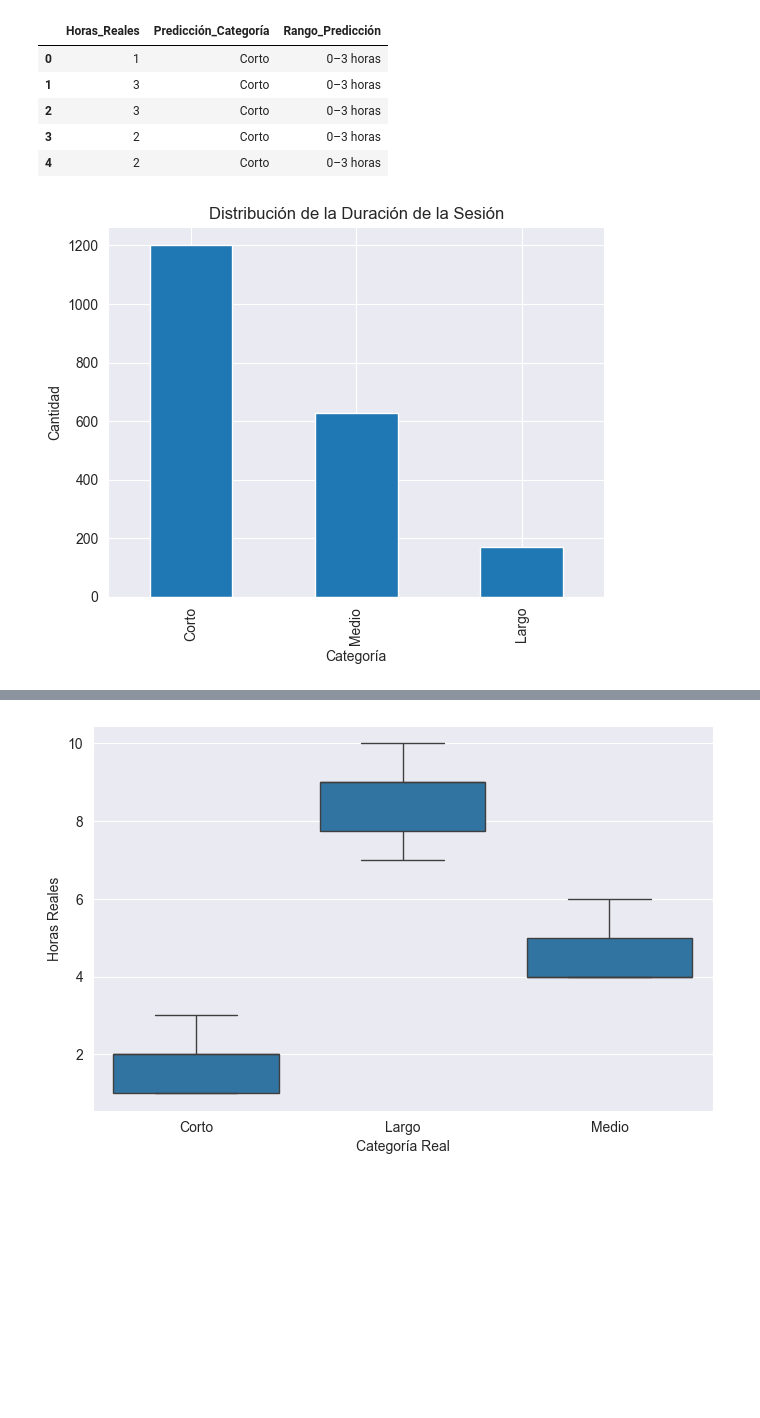
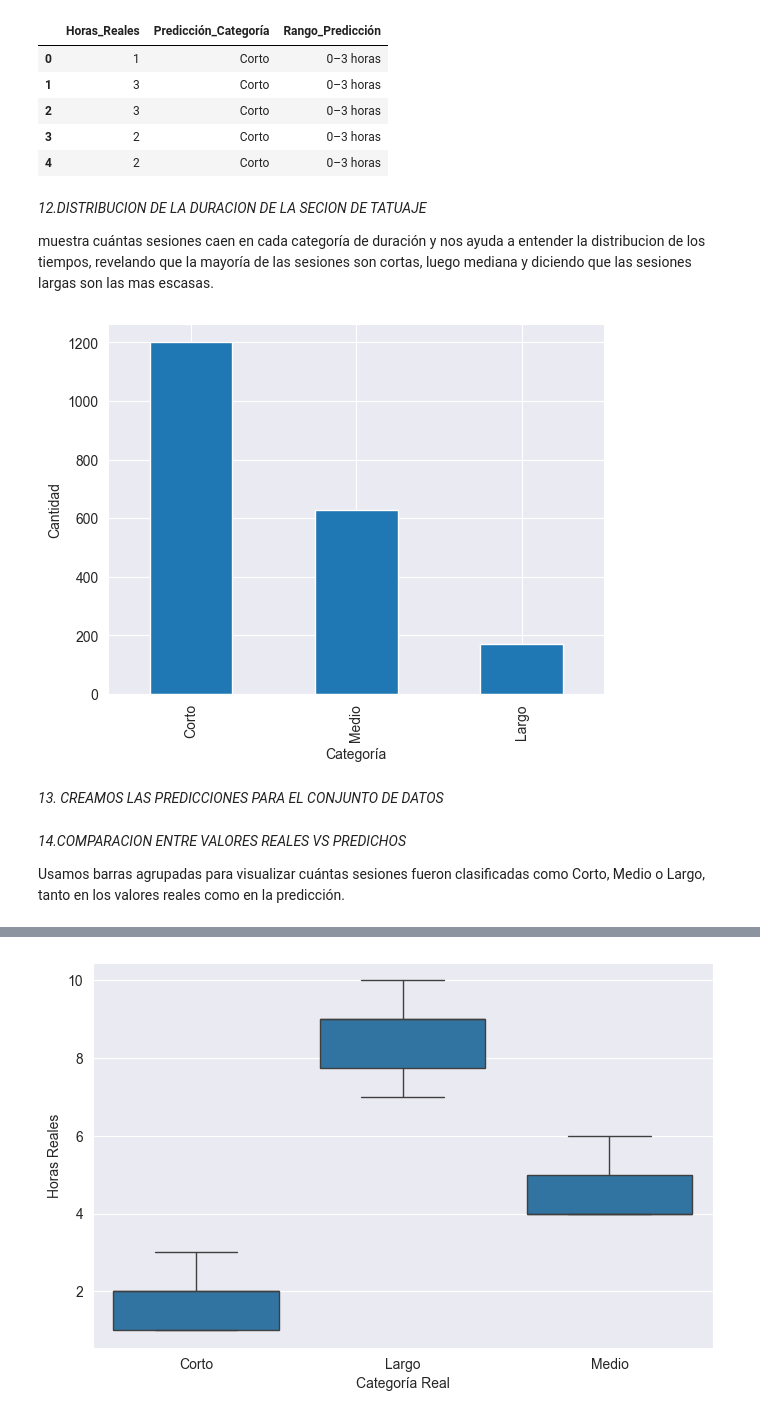
Before and after one commit to pauarsu/tattoo-studio-analysis, a Jupyter notebook: notebook/modelado.ipynb, the cells around one changed output, grey strips where cells are left out. Cells and saved outputs as stored; diff of their text form; code cells hidden in the pictures; blank space fills up the shorter version.

Commit message:
comentarios para el modleo.ipynb

```diff
--- a/notebook/modelado.ipynb
+++ b/notebook/modelado.ipynb
@@ -57,17 +105,26 @@ comparacion.head()
 | 2 | 3 | Corto | 0–3 horas |
 | 3 | 2 | Corto | 0–3 horas |
 | 4 | 2 | Corto | 0–3 horas |
+# %% [markdown]
+*12.DISTRIBUCION DE LA DURACION DE LA SECION DE TATUAJE*
+
+muestra cuántas sesiones caen en cada categoría de duración y nos ayuda a entender la distribucion de los tiempos, revelando que la mayoría de las sesiones son cortas, luego mediana y diciendo que las sesiones largas son las mas escasas.
 # %%
 df["Session_Hours_Cat"].value_counts().plot(kind="bar")
-plt.title("Distribución de la Duración de la Sesión")
 plt.xlabel("Categoría")
 plt.ylabel("Cantidad")
 plt.show()
 # %% [output]
-[figure, old version]
+[figure, new version]
+# %% [markdown]
+*13. CREAMOS LAS PREDICCIONES PARA EL CONJUNTO DE DATOS*
 # %%
 df_clean = df.copy()
 df_clean["Predicted_Session"] = modelo.predict(X)
+# %% [markdown]
+*14.COMPARACION ENTRE VALORES REALES VS PREDICHOS*
+
+ Usamos barras agrupadas para visualizar cuántas sesiones fueron clasificadas como Corto, Medio o Largo, tanto en los valores reales como en la predicción.
 # %%
 plt.figure(figsize=(7,4))
 sns.countplot(x=y_test, label="Real")
```
Also changed, not shown: parts of 23 cells of this notebook.
